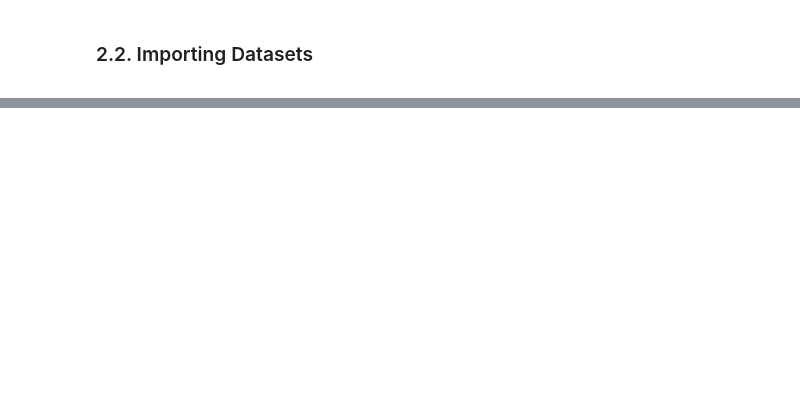
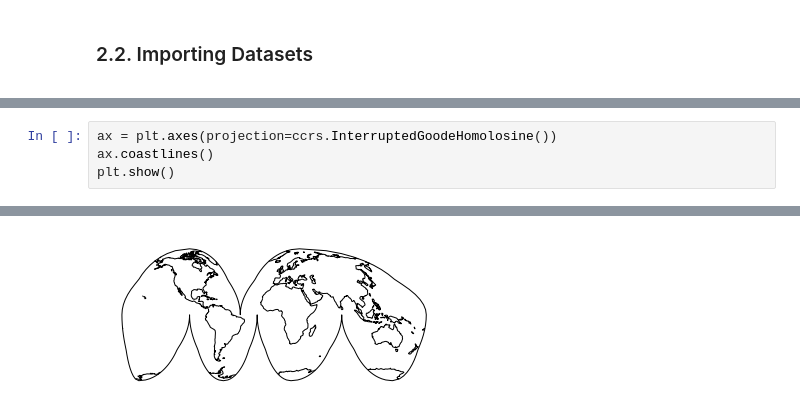
Before and after one commit to SkalskiP/ILearnMachineLearning.py, a Jupyter notebook: 0_Kaggle_projects/What_It_Takes.ipynb, the cells around one changed output, grey strips where cells are left out. Saved outputs shown, nothing was run; the diff lists cells and outputs as text; blank space fills up the shorter version.

```diff
--- a/0_Kaggle_projects/What_It_Takes.ipynb
+++ b/0_Kaggle_projects/What_It_Takes.ipynb
@@ -41,0 +150,5 @@ import plotly.tools as tls
+# %%
+ax = plt.axes(projection=ccrs.InterruptedGoodeHomolosine())
+ax.coastlines()
+plt.show()
+# %% [output]
@@ -41,0 +156 @@ import plotly.tools as tls
+[figure, added]
```
Also changed, not shown: parts of 13 cells of this notebook.
